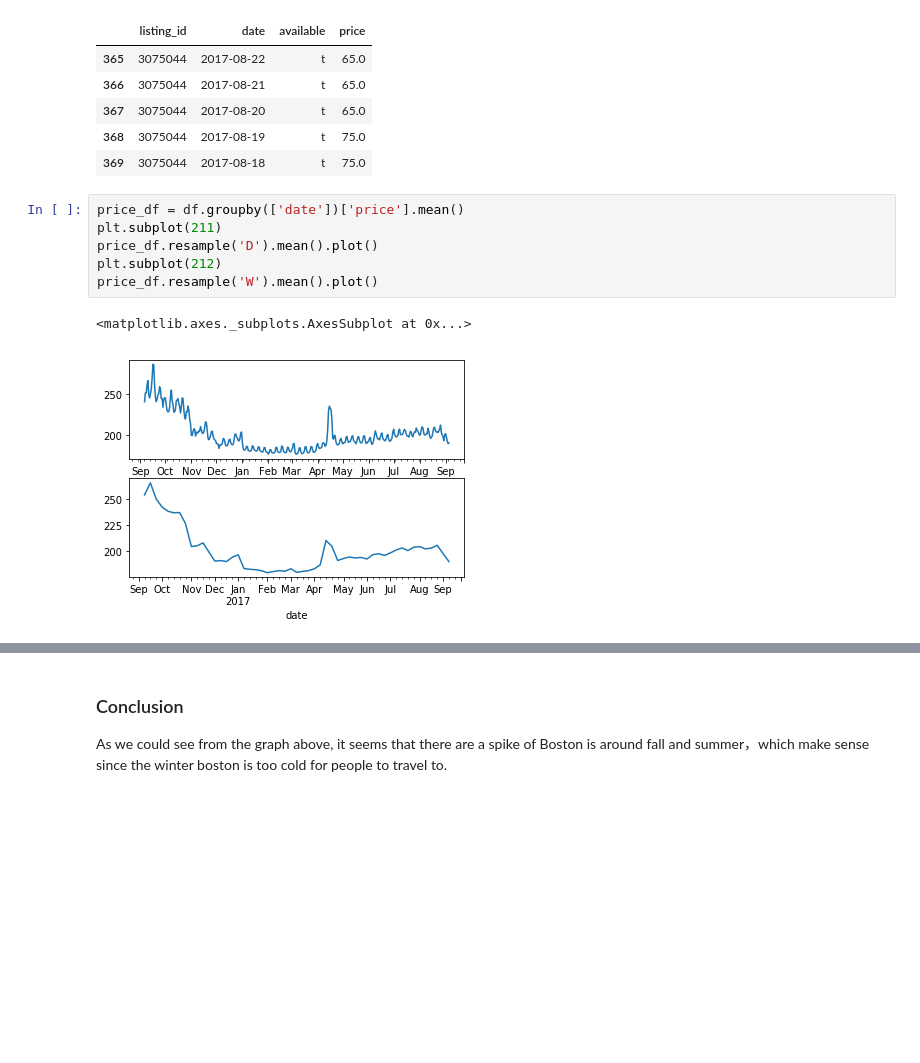
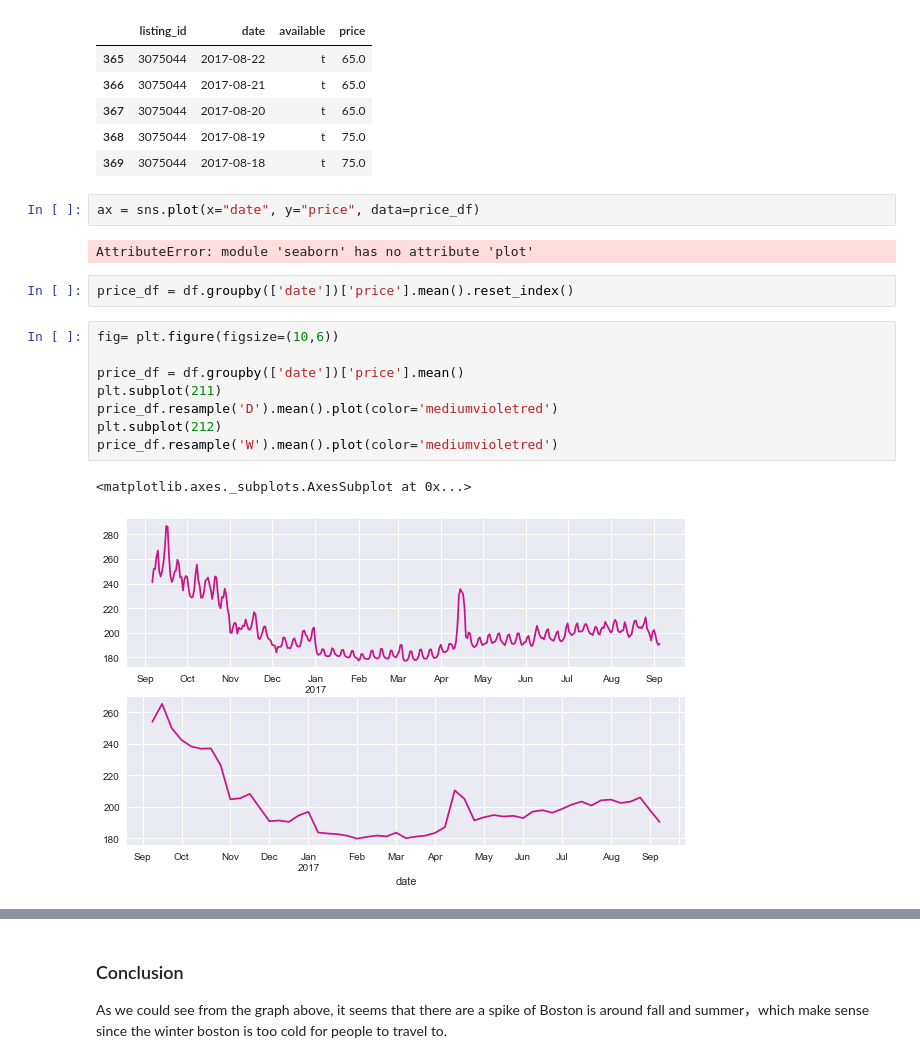
Before and after one commit to AdadaBdada/Airbnb, a Jupyter notebook: airbnb.ipynb, the cells around one changed output, grey strips where cells are left out. Drawn from its saved outputs; the diff is of its cells as text; blank space fills up the shorter version.

```diff
--- a/airbnb.ipynb
+++ b/airbnb.ipynb
@@ -54,14 +54,22 @@ df.head()
 | 367 | 3075044 | 2017-08-20 | t | 65.0 |
 | 368 | 3075044 | 2017-08-19 | t | 75.0 |
 | 369 | 3075044 | 2017-08-18 | t | 75.0 |
+# %%
+ax = sns.plot(x="date", y="price", data=price_df)
+# %% [output]
+AttributeError: module 'seaborn' has no attribute 'plot'
+# %%
+price_df = df.groupby(['date'])['price'].mean().reset_index()
 # %%
+fig= plt.figure(figsize=(10,6))
+
 price_df = df.groupby(['date'])['price'].mean()
 plt.subplot(211)
-price_df.resample('D').mean().plot()
+price_df.resample('D').mean().plot(color='mediumvioletred')
 plt.subplot(212)
-price_df.resample('W').mean().plot()
+price_df.resample('W').mean().plot(color='mediumvioletred')
 # %% [output]
 <matplotlib.axes._subplots.AxesSubplot at 0x...>
-[figure, old version]
+[figure, new version]
 # %%
 #Check robustness with median
```
Also changed, not shown: parts of 7 cells of this notebook.
